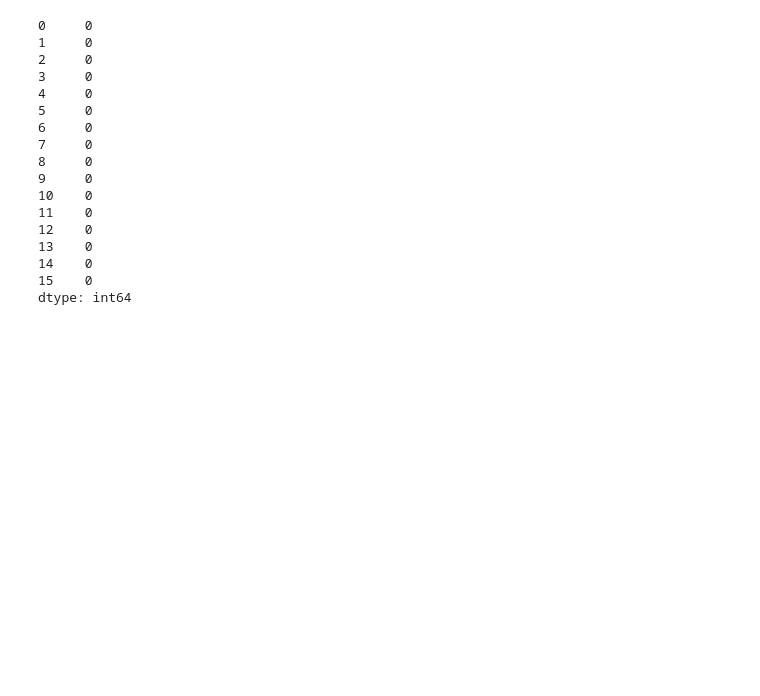
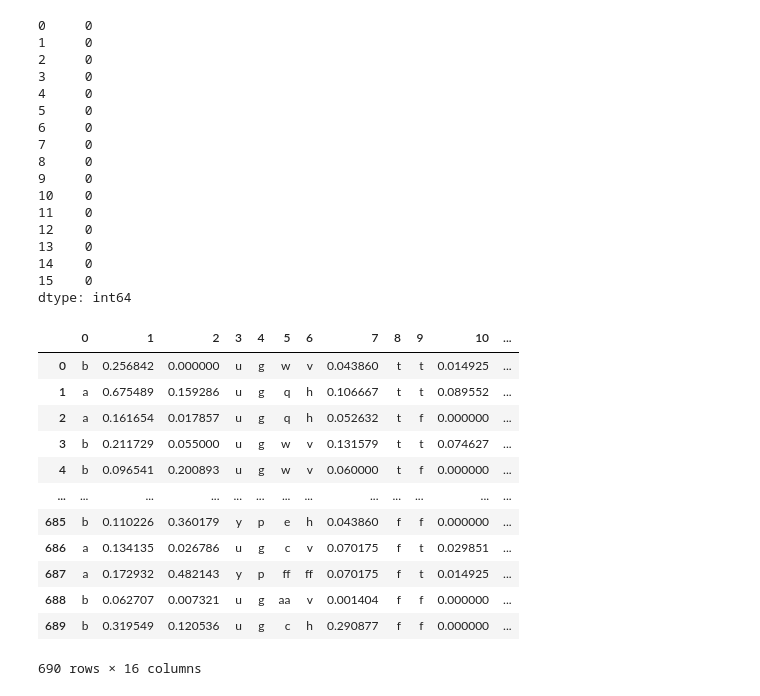
Before and after one commit to Arefe-Masnouie/data-mining, a Jupyter notebook: ML/supervised_learning/preprocessing/preprocessing.ipynb, the cells around one changed output. Drawn from its saved outputs; the diff is of its cells as text; code cells hidden in the pictures; blank space fills up the shorter version.

Commit message:
normalizing

```diff
--- a/ML/supervised_learning/preprocessing/preprocessing.ipynb
+++ b/ML/supervised_learning/preprocessing/preprocessing.ipynb
@@ -99,3 +99,28 @@ print(raw_data.isna().sum())
 14    0
 15    0
 dtype: int64
+# %%
+#normalizing the data
+def normalize(x):
+    return (x - x.min()) / (x.max() - x.min())
+
+# Apply normalization only to numeric columns
+for index in cont_att:
+    raw_data[index] = normalize(raw_data[index])
+
+#normalizing the data
+raw_data
+# %% [output]
+|  | 0 | 1 | 2 | 3 | 4 | 5 | 6 | 7 | 8 | 9 | 10 | ... |
+| 0 | b | 0.256842 | 0.000000 | u | g | w | v | 0.043860 | t | t | 0.014925 | ... |
+| 1 | a | 0.675489 | 0.159286 | u | g | q | h | 0.106667 | t | t | 0.089552 | ... |
+| 2 | a | 0.161654 | 0.017857 | u | g | q | h | 0.052632 | t | f | 0.000000 | ... |
+| 3 | b | 0.211729 | 0.055000 | u | g | w | v | 0.131579 | t | t | 0.074627 | ... |
+| 4 | b | 0.096541 | 0.200893 | u | g | w | v | 0.060000 | t | f | 0.000000 | ... |
+| ... | ... | ... | ... | ... | ... | ... | ... | ... | ... | ... | ... | ... |
+| 685 | b | 0.110226 | 0.360179 | y | p | e | h | 0.043860 | f | f | 0.000000 | ... |
+| 686 | a | 0.134135 | 0.026786 | u | g | c | v | 0.070175 | f | t | 0.029851 | ... |
+| 687 | a | 0.172932 | 0.482143 | y | p | ff | ff | 0.070175 | f | t | 0.014925 | ... |
+| 688 | b | 0.062707 | 0.007321 | u | g | aa | v | 0.001404 | f | f | 0.000000 | ... |
+| 689 | b | 0.319549 | 0.120536 | u | g | c | h | 0.290877 | f | f | 0.000000 | ... |
+690 rows × 16 columns
```
Also changed, not shown: parts of 3 cells of this notebook.
